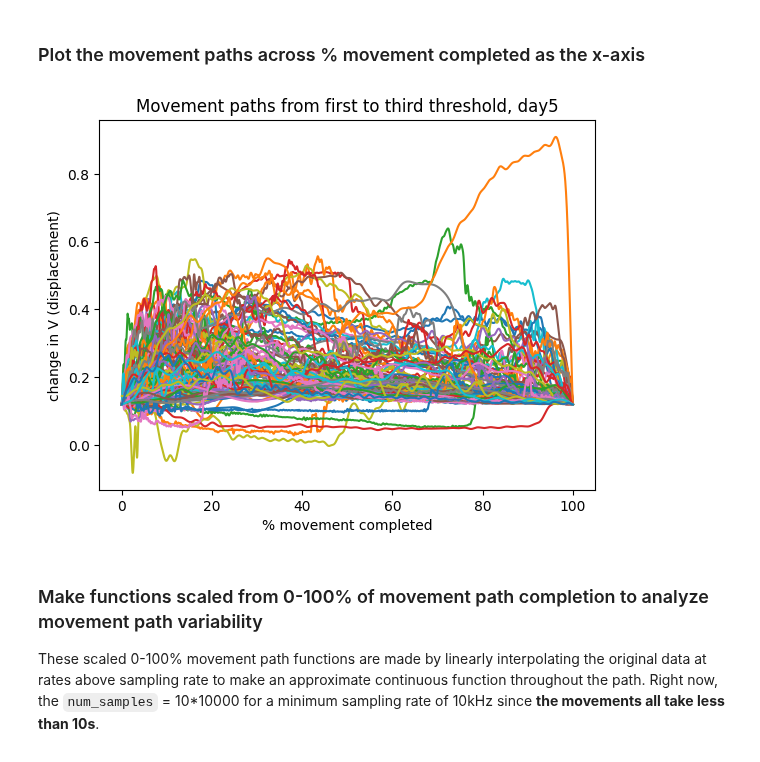
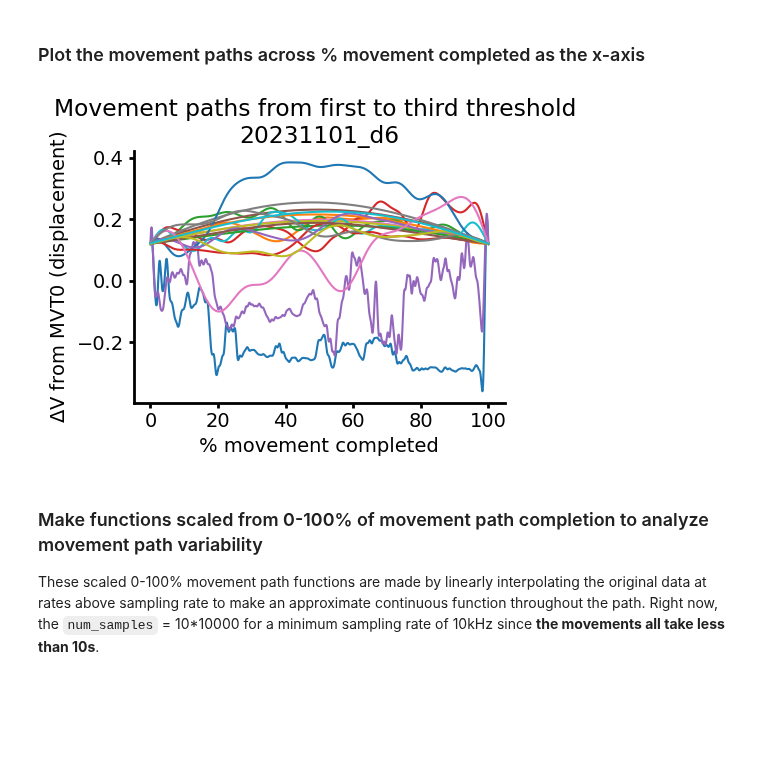
Before and after one commit to paulazoo/behavior, a Jupyter notebook: analysis/analysis2_var_p.ipynb, the cells around one changed output. Saved outputs shown, nothing was run; the diff lists cells and outputs as text; code cells hidden in the pictures; blank space fills up the shorter version.

Commit message:
new analysis

```diff
--- a/analysis/analysis2_var_p.ipynb
+++ b/analysis/analysis2_var_p.ipynb
@@ -25,16 +26,23 @@ import scipy.interpolate as interpolate
 import pickle
 import glob # find files in a directory
 import re # regex for string parsing
+# %%
+plt.rcParams['axes.linewidth'] = 2
+plt.rcParams['font.size'] = 14
+plt.rcParams['axes.spines.right'] = False
+plt.rcParams['axes.spines.top'] = False
+plt.rcParams['xtick.major.width'] = 2
+plt.rcParams['ytick.major.width'] = 2
+plt.rcParams['figure.figsize'] = (5, 4)
+plt.rcParams["figure.autolayout"] = True
 # %% [markdown]
 ### set folder_name and day, `trial_i_to_start` and `num_trials`
 # %%
-name = 'ANB1'
-session = '20231030_d5'
+name = 'ANA2'
+session = '20231101_d6'
 trial_i_to_start = 0
-num_trials = 183
-day = 5
+num_trials = 88
 # %%
-tone_discriminiation_mat_file = '../Data_Copy/ToneDiscrimination/'+name+'/ToneDisc_'+name+'_'+session+'.mat'
-analysis0_folder = "../Data_Copy/AnalysisData/"+name+"/analysis0_"+name+"_"+session+"/"
+analysis1_folder = "../Data_Copy/AnalysisData/"+name+"/analysis1_"+name+"_"+session+"/"
 output_folder = "../Data_Copy/AnalysisData/"+name+"/analysis2_"+name+"_"+session+"/"
 !mkdir {output_folder}
@@ -219,29 +49,19 @@ plt.show()
-# %%
-for movement in movements:
-    trial_i = movement[0]
-
-    movement_data = np.array([movement[1] - movement[1][0], \
-                              movement[2] - MVT0])
-    beforebuffer_movement_data = np.array([movement[3] - movement[3][0], \
-                              movement[4] - MVT0])
-
-    np.save(output_folder+"movement_trial"+str(trial_i), movement_data)
-    np.save(output_folder+"beforebuffer_movement_trial"+str(trial_i), beforebuffer_movement_data)
 # %% [markdown]
 ### Plot the movement paths across % movement completed as the x-axis
 # %%
-for movement in movements:
-    # also check by plotting all of the movements
+for movement_file in glob.glob(analysis1_folder+'movement_trial*.npy'):
+    movement = np.load(movement_file)
+
     plt.plot(\
-        (movement[1] - movement[1][0]) *100 /(movement[1][-1] - movement[1][0]),\
-        movement[2] - MVT0\
+        (movement[0, :] - movement[0, 0]) *100 /(movement[0, -1] - movement[0, 0]),\
+        movement[1, :]\
         )
 plt.xlabel("% movement completed")
-plt.ylabel("change in V (displacement)")
-plt.title("Movement paths from first to third threshold, day"+str(day))
+plt.ylabel("$\Delta$V from MVT0 (displacement)")
+plt.title("Movement paths from first to third threshold \n"+session)
 plt.show()
 # %% [output]
-[figure, old version]
+[figure, new version]
 # %% [markdown]
 ### Make functions scaled from 0-100% of movement path completion to analyze movement path variability
 These scaled 0-100% movement path functions are made by linearly interpolating the original data at rates above sampling rate to make an approximate continuous function throughout the path. Right now, the `num_samples` = 10*10000 for a minimum sampling rate of 10kHz since __the movements all take less than 10s__.
```
Also changed, not shown: parts of 15 cells of this notebook, 42 other files.
